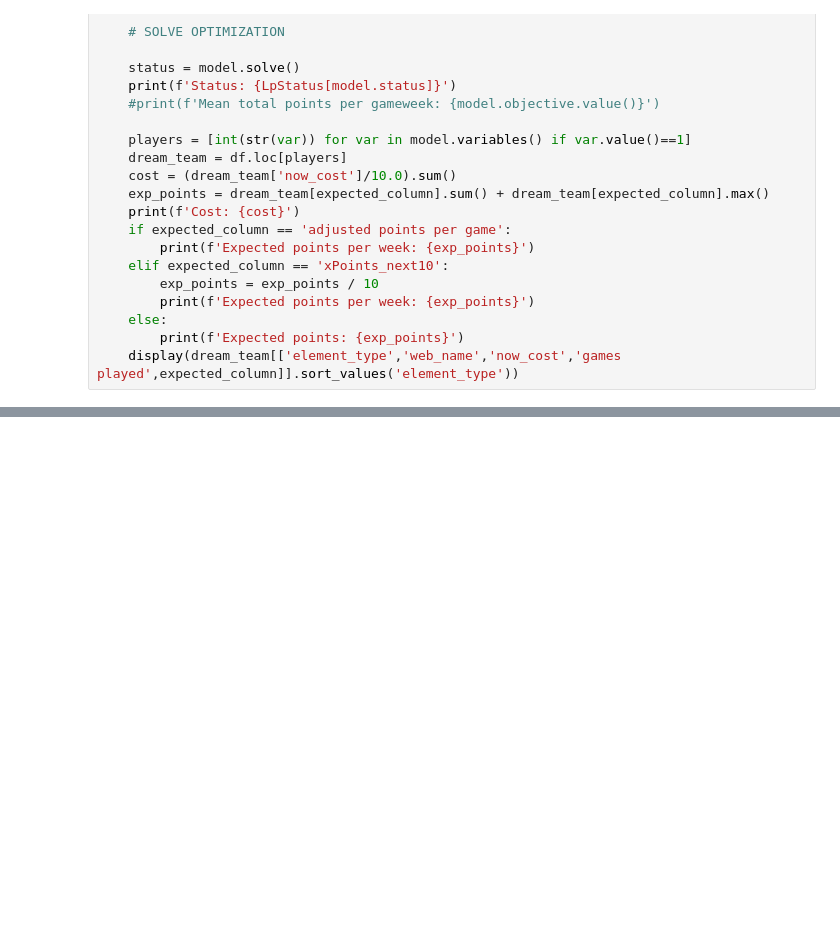
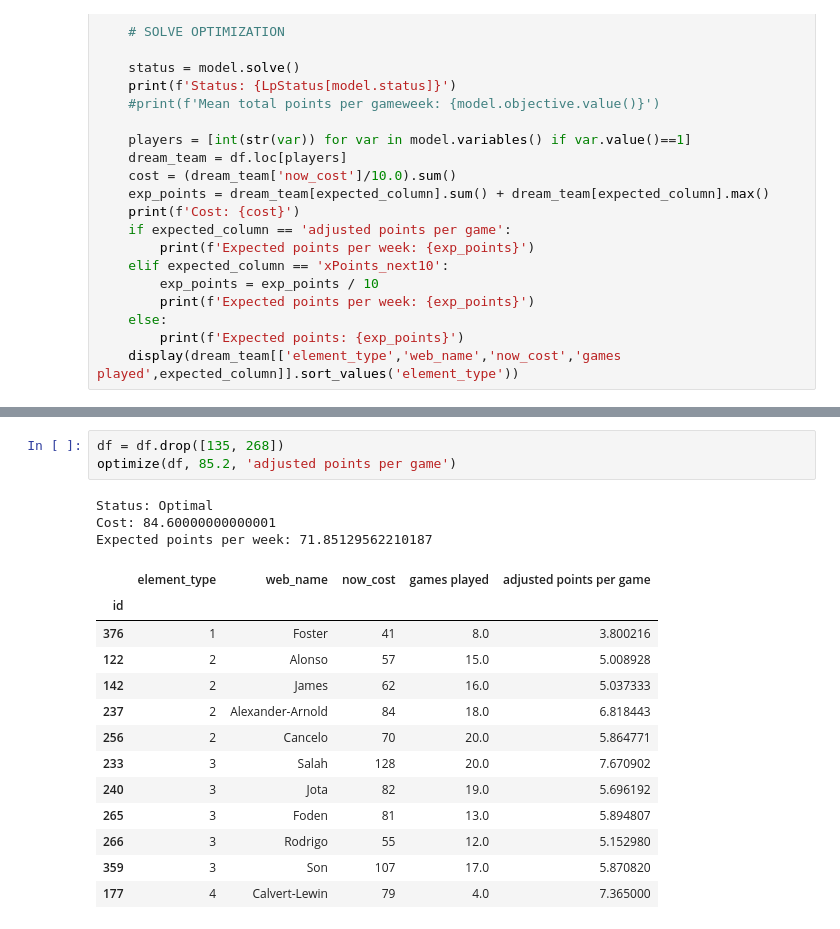
Before and after one commit to jaksticks/Fantasy-Premier-League, a Jupyter notebook: season21_22/notebooks/dev_linear_optimization.ipynb, the cells around one changed output, grey strips where cells are left out. Saved outputs shown, nothing was run; the diff lists cells and outputs as text; blank space fills up the shorter version.

```diff
--- a/season21_22/notebooks/dev_linear_optimization.ipynb
+++ b/season21_22/notebooks/dev_linear_optimization.ipynb
@@ -153 +153,21 @@ Expected points per week: 71.15617970404784
+# %%
+df = df.drop([135, 268])
+optimize(df, 85.2, 'adjusted points per game')
+# %% [output]
+Status: Optimal
+Cost: 84.60000000000001
+Expected points per week: 71.85129562210187
+|  | element_type | web_name | now_cost | games played | adjusted points per game |
+| id |  |  |  |  |  |
+| 376 | 1 | Foster | 41 | 8.0 | 3.800216 |
+| 122 | 2 | Alonso | 57 | 15.0 | 5.008928 |
+| 142 | 2 | James | 62 | 16.0 | 5.037333 |
+| 237 | 2 | Alexander-Arnold | 84 | 18.0 | 6.818443 |
+| 256 | 2 | Cancelo | 70 | 20.0 | 5.864771 |
+| 233 | 3 | Salah | 128 | 20.0 | 7.670902 |
+| 240 | 3 | Jota | 82 | 19.0 | 5.696192 |
+| 265 | 3 | Foden | 81 | 13.0 | 5.894807 |
+| 266 | 3 | Rodrigo | 55 | 12.0 | 5.152980 |
+| 359 | 3 | Son | 107 | 17.0 | 5.870820 |
+| 177 | 4 | Calvert-Lewin | 79 | 4.0 | 7.365000 |
 # %%
```
Also changed, not shown: parts of 5 cells of this notebook, 10 other files.
